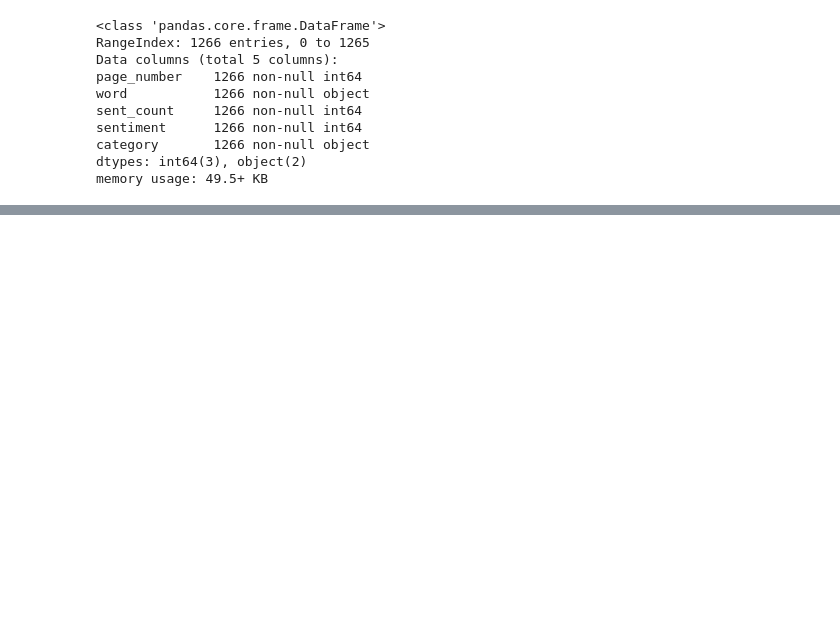
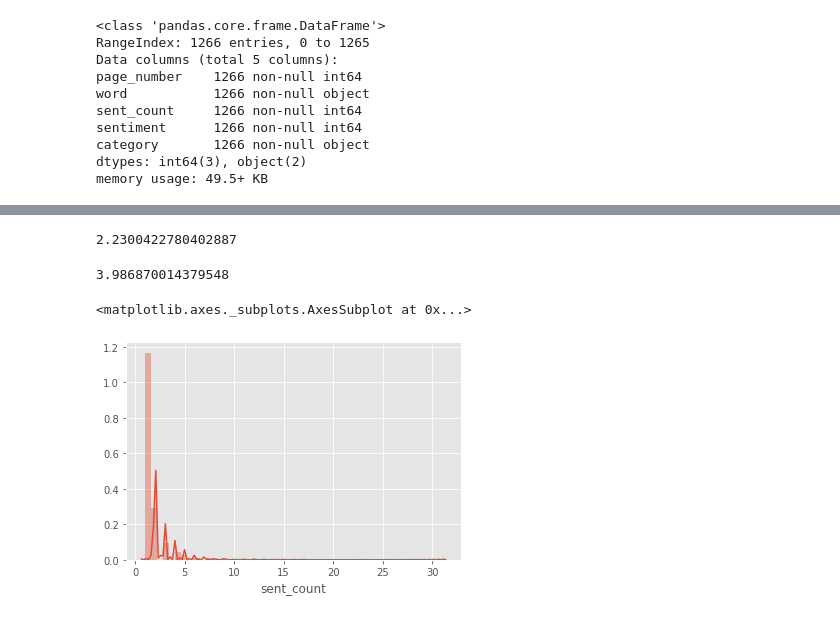
Before and after one commit to UNCG-CSE/Budget_Text_Analysis, a Jupyter notebook: src/EmotionAnalysis/Distribution.ipynb, the cells around one changed output, grey strips where cells are left out. Cells and saved outputs as stored; diff of their text form; code cells hidden in the pictures; blank space fills up the shorter version.

```diff
--- a/src/EmotionAnalysis/Distribution.ipynb
+++ b/src/EmotionAnalysis/Distribution.ipynb
@@ -61,0 +150,22 @@ sns.distplot(GCF08_vc)
+# %%
+CCE = pd.read_csv(r"C:\unnati\datascience\project\Repo\new branch\Budget_Text_Analysis\util\data\FY2008\structured\emotion\CharlotteCityEmotionDataFY08.csv")
+CCE.drop(['Unnamed: 0'], axis=1,inplace=True)
+# %%
+CCE.sentiment = CCE.sentiment.replace({"Negative": "0","Positive": "1","Trust" :"2","Sadness":"0","Anticipation":"3","Surprise":"4","Fear":"5","Joy":"6","Anger":"7","Disgust":"8"})
+# %%
+CCE.sentiment = pd.to_numeric(CCE['sentiment'])
+# %%
+sentiment_mean = CCE.sentiment.mean()
+sentiment_mean
+# %% [output]
+2.2300422780402887
+# %%
+sentiment_var = CCE.sentiment.var()
+sentiment_var
+# %% [output]
+3.986870014379548
+# %%
+sns.distplot(CCE.sent_count)
+# %% [output]
+<matplotlib.axes._subplots.AxesSubplot at 0x...>
+[figure, added]
```
Also changed, not shown: parts of 16 cells of this notebook.
